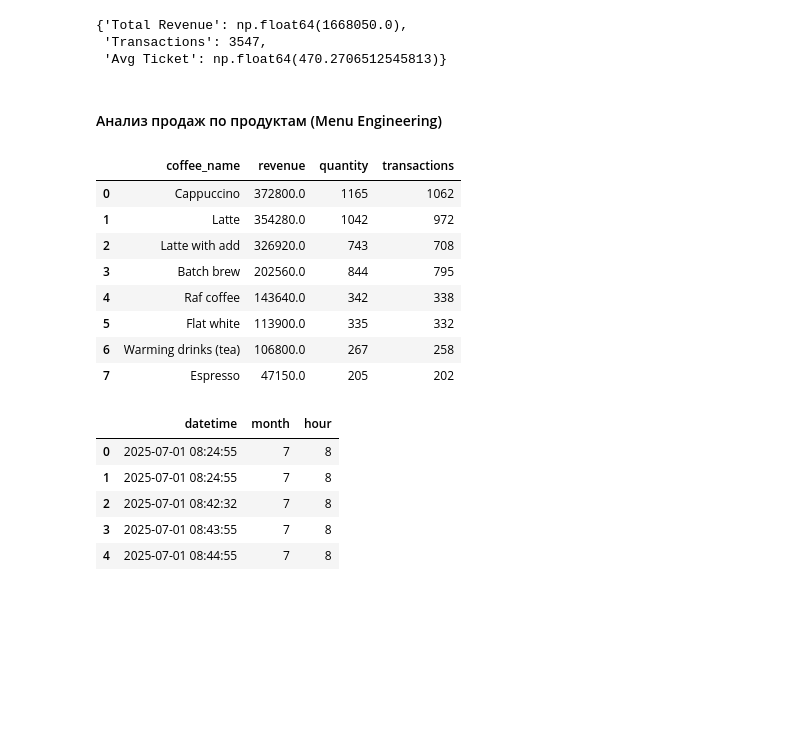
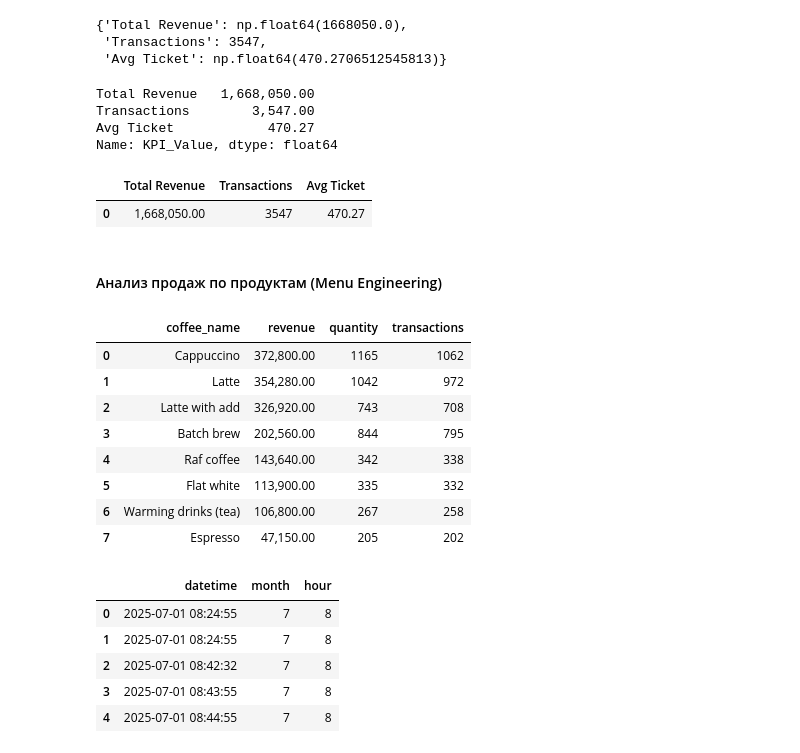
Before and after one commit to OlegPicPulse/beanpath-core, a Jupyter notebook: notebooks/00_toolbox.ipynb, the cells around one changed output. Cells and saved outputs as stored; diff of their text form; code cells hidden in the pictures; blank space fills up the shorter version.

```diff
--- a/notebooks/00_toolbox.ipynb
+++ b/notebooks/00_toolbox.ipynb
@@ -90,34 +92,68 @@ kpi_summary(df)
 {'Total Revenue': np.float64(1668050.0),
  'Transactions': 3547,
  'Avg Ticket': np.float64(470.2706512545813)}
+# %%
+df_test = df.copy()
+def kpi_summary_report(df_frame):
+    data = {
+        "Total Revenue": df.groupby("transaction_id")["total_cost"].first().sum(),
+        "Transactions": df["transaction_id"].nunique(),
+        "Avg Ticket": df.groupby("transaction_id")["drink_price"].sum().mean()
+    }
+    # Превращаем в Series
+    return pd.Series(data, name="KPI_Value")
+
+# Без экспоненты
+pd.set_option('display.float_format', '{:,.2f}'.format)
+
+print(kpi_summary_report(df_test))
+# %% [output]
+Total Revenue   1,668,050.00
+Transactions        3,547.00
+Avg Ticket            470.27
+Name: KPI_Value, dtype: float64
+# %%
+def kpi_summary_table(df_frame):
+    data = {
+        "Total Revenue": [df.groupby("transaction_id")["total_cost"].first().sum()],
+        "Transactions": [df["transaction_id"].nunique()],
+        "Avg Ticket": [df.groupby("transaction_id")["drink_price"].sum().mean()]
+    }
+    return pd.DataFrame(data)
+
+report_df = kpi_summary_table(df_test)
+report_df
+# %% [output]
+|  | Total Revenue | Transactions | Avg Ticket |
+| 0 | 1,668,050.00 | 3547 | 470.27 |
 # %% [markdown]
 #### Анализ продаж по продуктам (Menu Engineering)
 # %%
 # Топ и анти-топ продуктов
 def product_sales(df):
     return (
         df.groupby("coffee_name")
         .agg(
             revenue=("drink_price", "sum"),             # сумма цен всех позиций этого напитка
             quantity=("coffee_name", "count"),          # количество заказанных напитков = число строк
             transactions=("transaction_id", "nunique")  # в скольких чеках встречался
         )
         .sort_values("revenue", ascending=False)
         .reset_index()
     )
 
 top_products = product_sales(df)
-top_products.head(10)
+top_products
 # %% [output]
 |  | coffee_name | revenue | quantity | transactions |
-| 0 | Cappuccino | 372800.0 | 1165 | 1062 |
-| 1 | Latte | 354280.0 | 1042 | 972 |
-| 2 | Latte with add | 326920.0 | 743 | 708 |
-| 3 | Batch brew | 202560.0 | 844 | 795 |
-| 4 | Raf coffee | 143640.0 | 342 | 338 |
-| 5 | Flat white | 113900.0 | 335 | 332 |
-| 6 | Warming drinks (tea) | 106800.0 | 267 | 258 |
-| 7 | Espresso | 47150.0 | 205 | 202 |
+| 0 | Cappuccino | 372,800.00 | 1165 | 1062 |
+| 1 | Latte | 354,280.00 | 1042 | 972 |
+| 2 | Latte with add | 326,920.00 | 743 | 708 |
+| 3 | Batch brew | 202,560.00 | 844 | 795 |
+| 4 | Raf coffee | 143,640.00 | 342 | 338 |
+| 5 | Flat white | 113,900.00 | 335 | 332 |
+| 6 | Warming drinks (tea) | 106,800.00 | 267 | 258 |
+| 7 | Espresso | 47,150.00 | 205 | 202 |
 # %%
 # Добавление месяца и часа (если нужно для группировки)
 df['month'] = df['datetime'].dt.month
```
Also changed, not shown: parts of 8 cells of this notebook, 4 other files.
